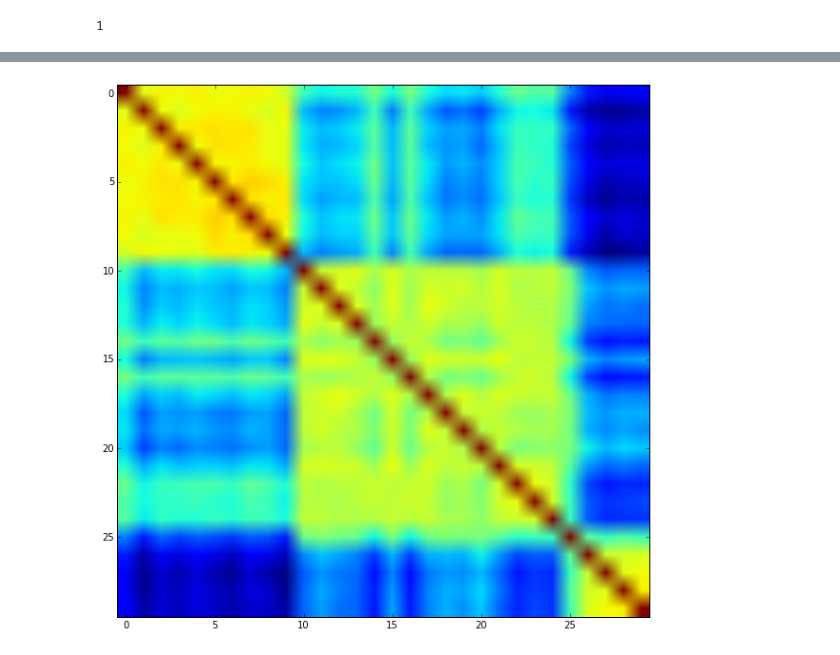
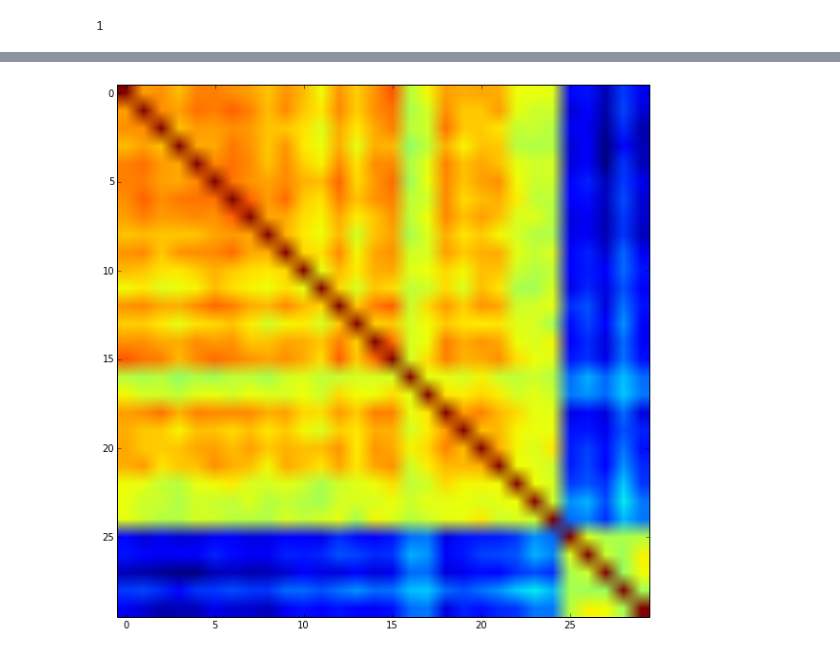
Before and after one commit to ap728/ppl-hormones, a Jupyter notebook: src/main.ipynb, the cells around one changed output, grey strips where cells are left out. Drawn from its saved outputs; the diff is of its cells as text; code cells hidden in the pictures.

```diff
--- a/src/main.ipynb
+++ b/src/main.ipynb
@@ -219,7 +235,7 @@ plt.show()
 
 samples = list()
 
-for _ in range(2500):
+for _ in range(500):
 
     v.infer(1000)
 
@@ -231,35 +247,35 @@ for _ in range(2500):
     canonical_cluster_memberships = np.zeros(len(cluster_memberships))
 
     for i, value in enumerate(cluster_numbers):
         canonical_cluster_memberships[cluster_memberships==value] = i
 
     cluster_memberships = canonical_cluster_memberships
 
 
     samples.append(cluster_memberships)
 
 samples = np.array(samples)
 
 # print(samples)
 
 # print(samples.shape) # check to see whether array is correct shape
 
 cluster_labels = np.unique(samples)
 
 co_occurrence_matrix = np.zeros((samples.shape[1], samples.shape[1]))
 
 for label in cluster_labels:
     co_occurrence_matrix += np.dot((samples.T == label) * 1, (samples == label) * 1)
 
 # print(co_occurrence_matrix)
 # print(co_occurrence_matrix.shape)
 
-fig, ax = plt.subplots(figsize=(16, 10))
+fig, ax = plt.subplots(figsize=(10, 10), dpi=100)
 plt.clf()
 plt.imshow(co_occurrence_matrix)
 plt.show()
 # %% [output]
-[figure, old version]
+[figure, new version]
 # %%
 fig, ax = plt.subplots(figsize=(16, 10))
 plt.clf()
```
Also changed, not shown: parts of 8 cells of this notebook.
